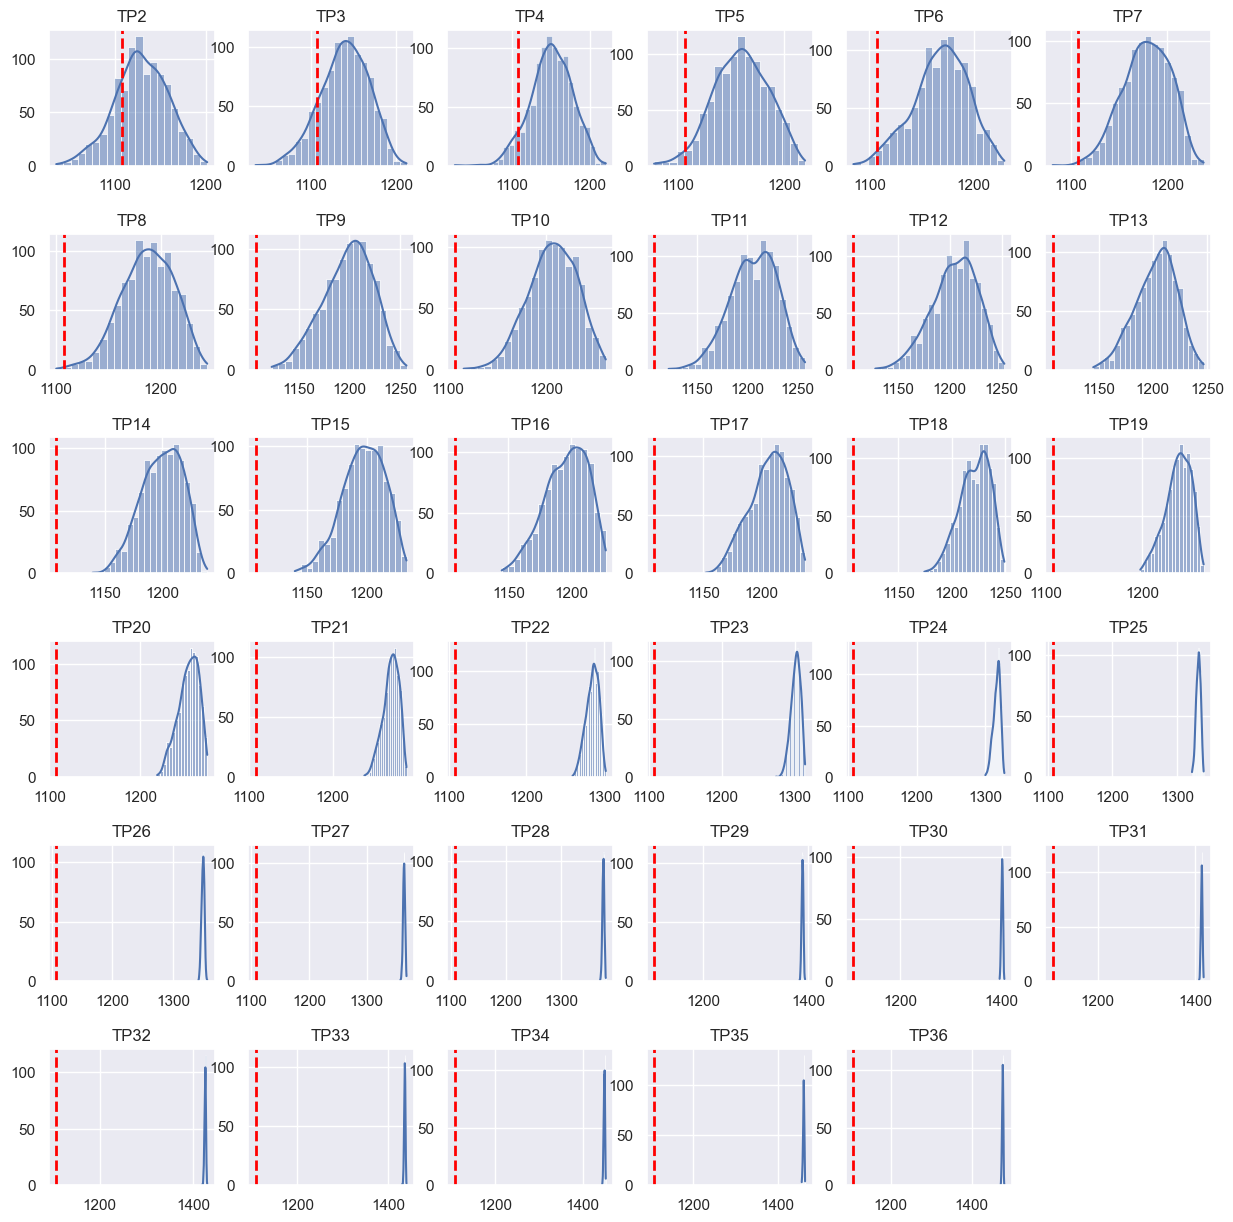
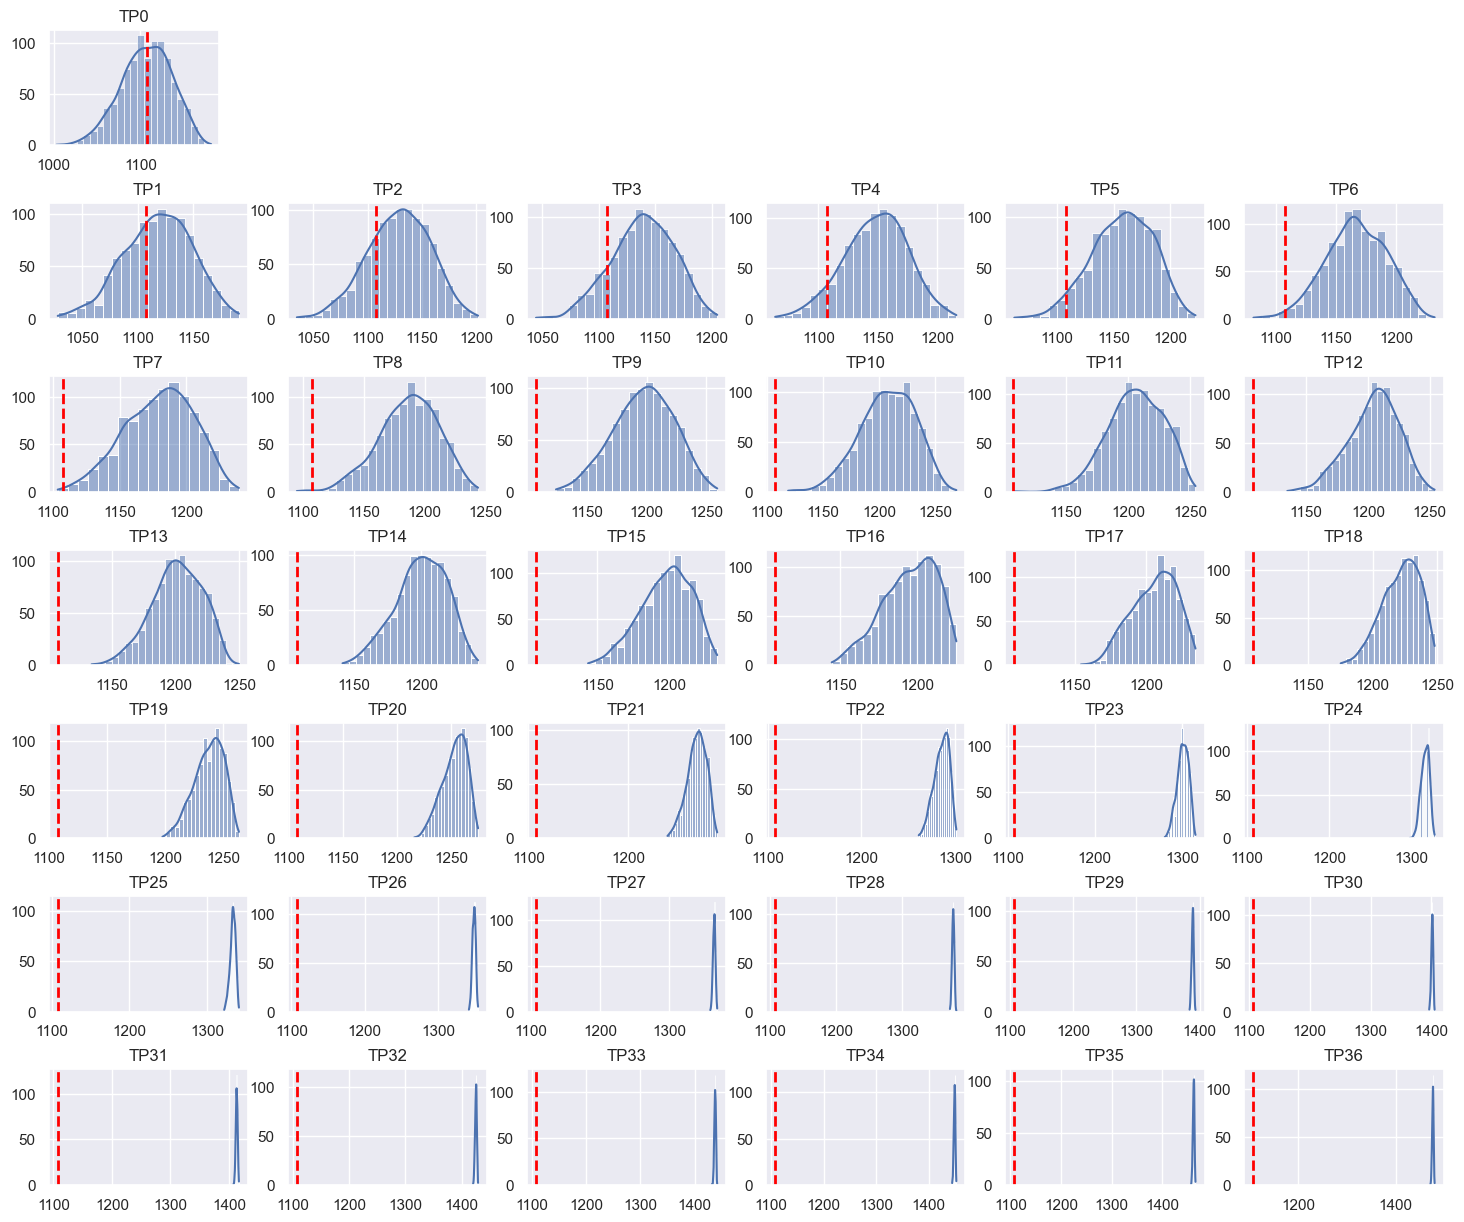
The change to this notebook cell's code, shown as a diff; its figure went from the first image to the second:
--- before
+++ after
@@ -5,15 +5,28 @@
 
 # Plot the histograms
-plt.figure(figsize=(15,15))
+plt.figure(figsize=(18,15))
+
+data=siml[0] # Baseline schedule
+df_sim=pd.read_csv('./data/'+data[2])
+tp = data[0]
+ev = data[1]
+plt.subplot(7,7,1)
+g=sns.histplot(df_sim['actual_duration'],kde=True)
+plt.axvline(x=df_sim.loc[0,'baseline_duration'], color='red', linestyle='--', linewidth=2,label='Baseline duration')
+g.set_xlabel('')
+g.set_ylabel('')
+g.set_title('TP'+str(tp))
+
 for i,data in enumerate(siml):
-    df_sim=pd.read_csv('./data/'+data[2])
-    tp = data[0]
-    ev = data[1]
-    plt.subplot(6,6, i+1)
-    g=sns.histplot(df_sim['actual_duration'],kde=True)
-    plt.axvline(x=df_sim.loc[0,'baseline_duration'], color='red', linestyle='--', linewidth=2,label='Baseline duration')
-    #plt.legend()
-    g.set_xlabel('')
-    g.set_ylabel('')
-    g.set_title('TP'+str(tp))
+    if (i>0) and (i<Nca): # skip the baseline schedule and the last control account
+        df_sim=pd.read_csv('./data/'+data[2])
+        tp = data[0]
+        ev = data[1]
+        plt.subplot(7,6, i+6)
+        g=sns.histplot(df_sim['actual_duration'],kde=True)
+        plt.axvline(x=df_sim.loc[0,'baseline_duration'], color='red', linestyle='--', linewidth=2,label='Baseline duration')
+        g.set_xlabel('')
+        g.set_ylabel('')
+        g.set_title('TP'+str(tp))
+
 plt.subplots_adjust(hspace=0.5)

Commit: Analyse tracking points of the project